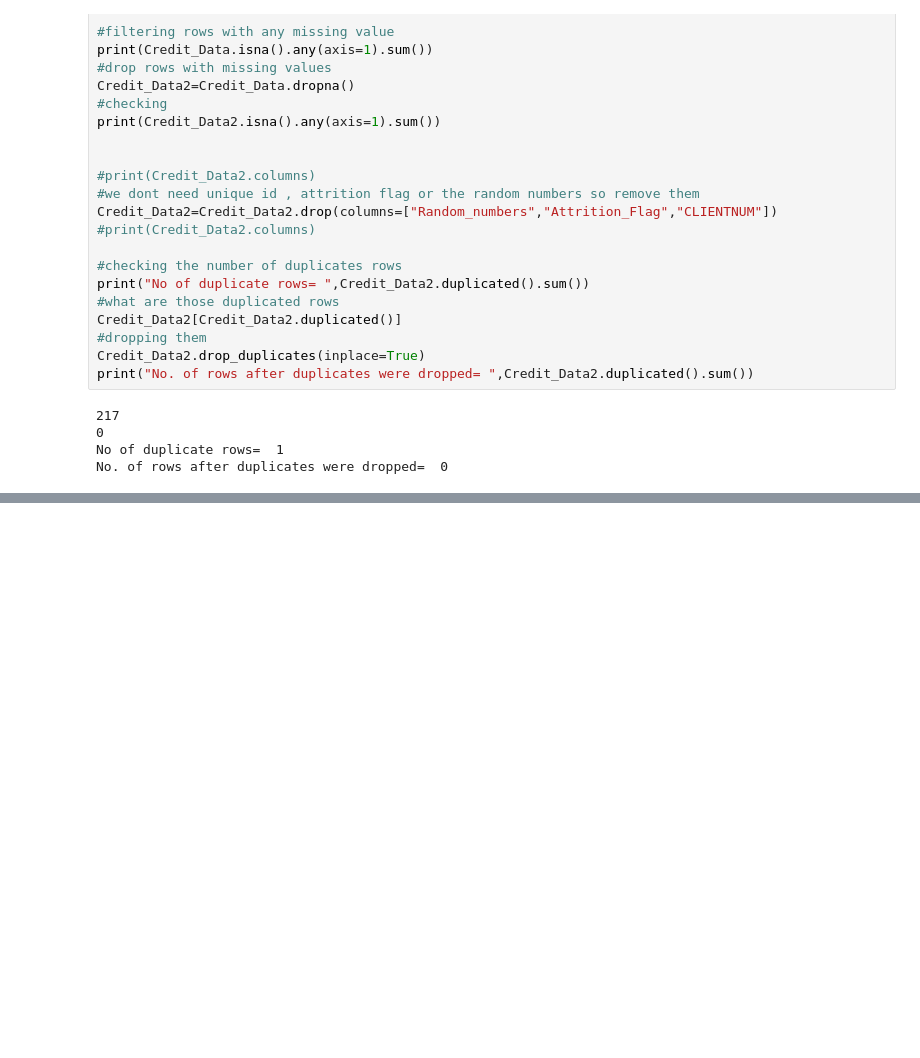
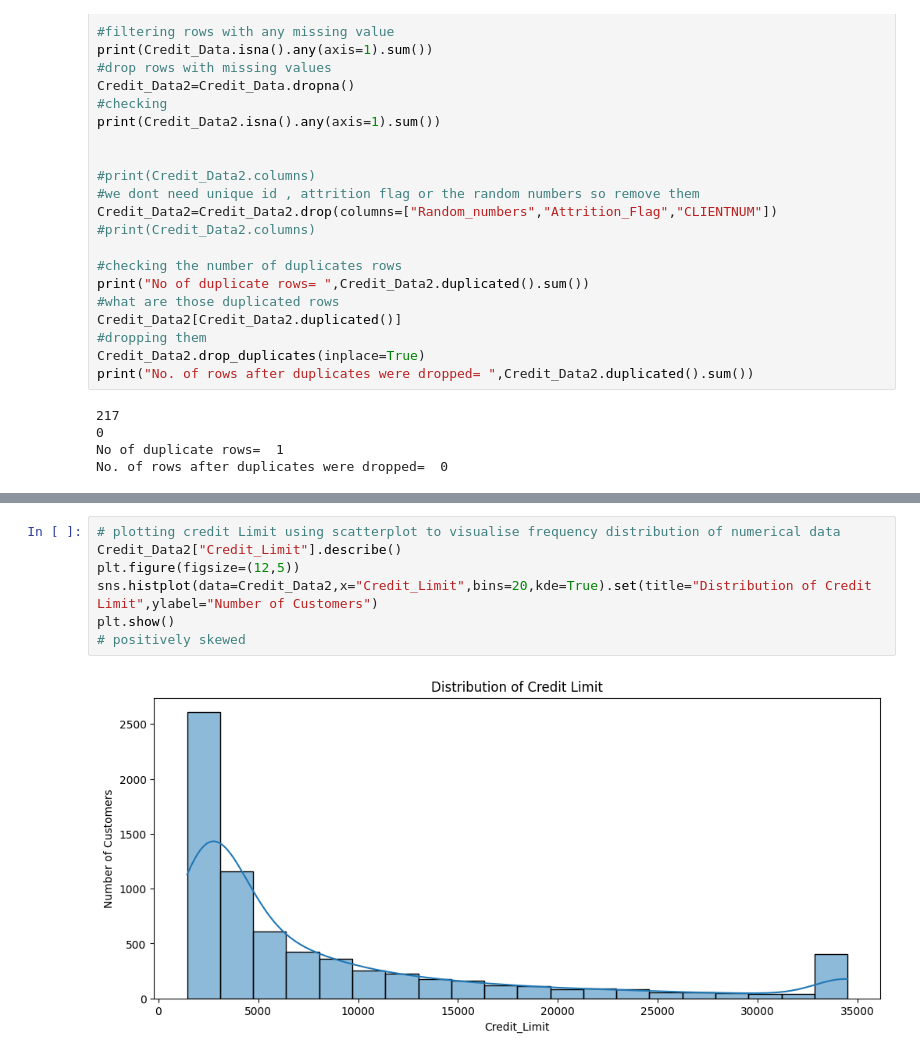
Before and after one commit to uplearni/CreditLimitReccomender, a Jupyter notebook: CreditLimitProject.ipynb, the cells around one changed output, grey strips where cells are left out. Saved outputs shown, nothing was run; the diff lists cells and outputs as text; blank space fills up the shorter version.

```diff
--- a/CreditLimitProject.ipynb
+++ b/CreditLimitProject.ipynb
@@ -197,0 +200,9 @@ Name: Customer_Age, dtype: float64
+# %%
+# plotting credit Limit using scatterplot to visualise frequency distribution of numerical data
+Credit_Data2["Credit_Limit"].describe()
+plt.figure(figsize=(12,5))
+sns.histplot(data=Credit_Data2,x="Credit_Limit",bins=20,kde=True).set(title="Distribution of Credit Limit",ylabel="Number of Customers")
+plt.show()
+# positively skewed
+# %% [output]
+[figure, added]
```
Also changed, not shown: parts of 14 cells of this notebook.
